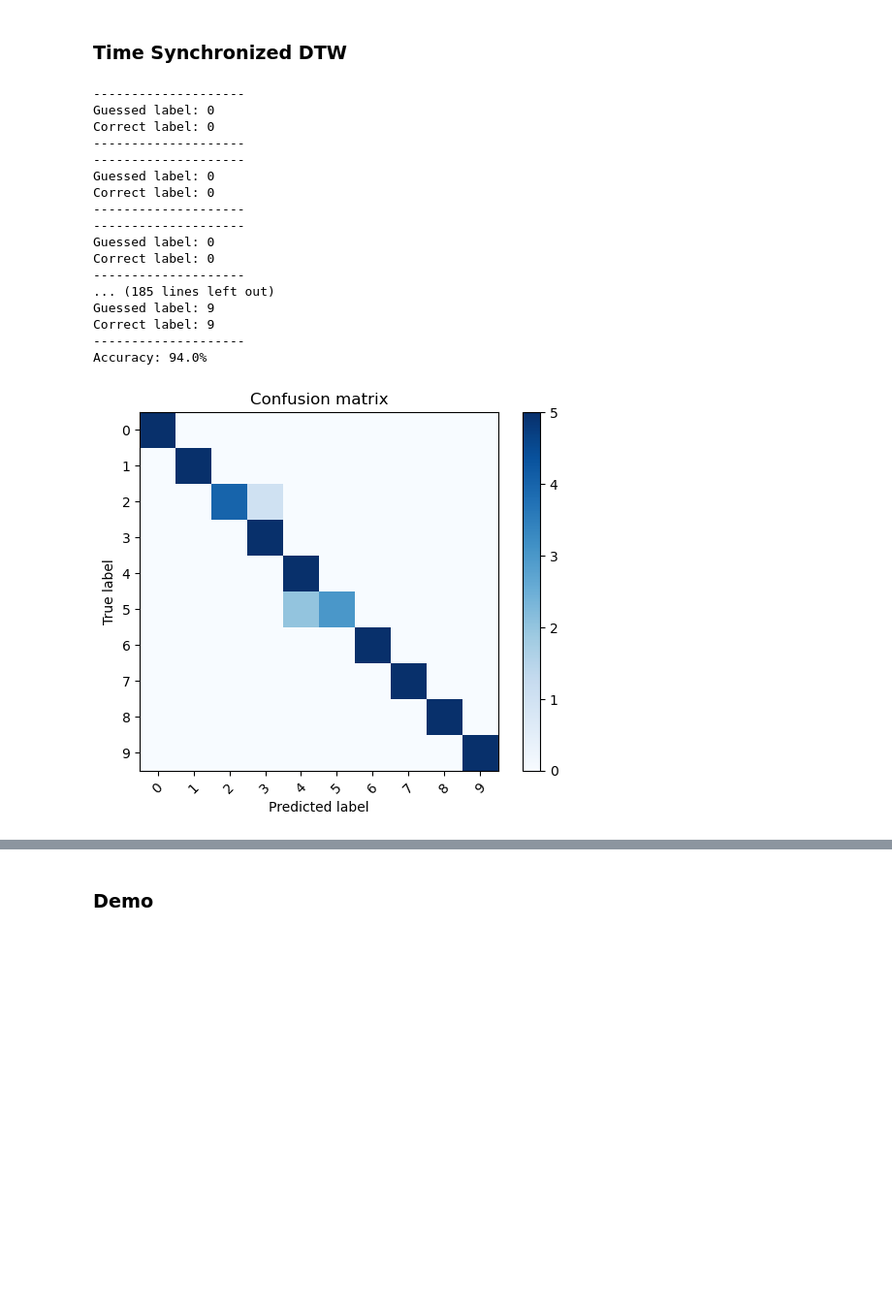
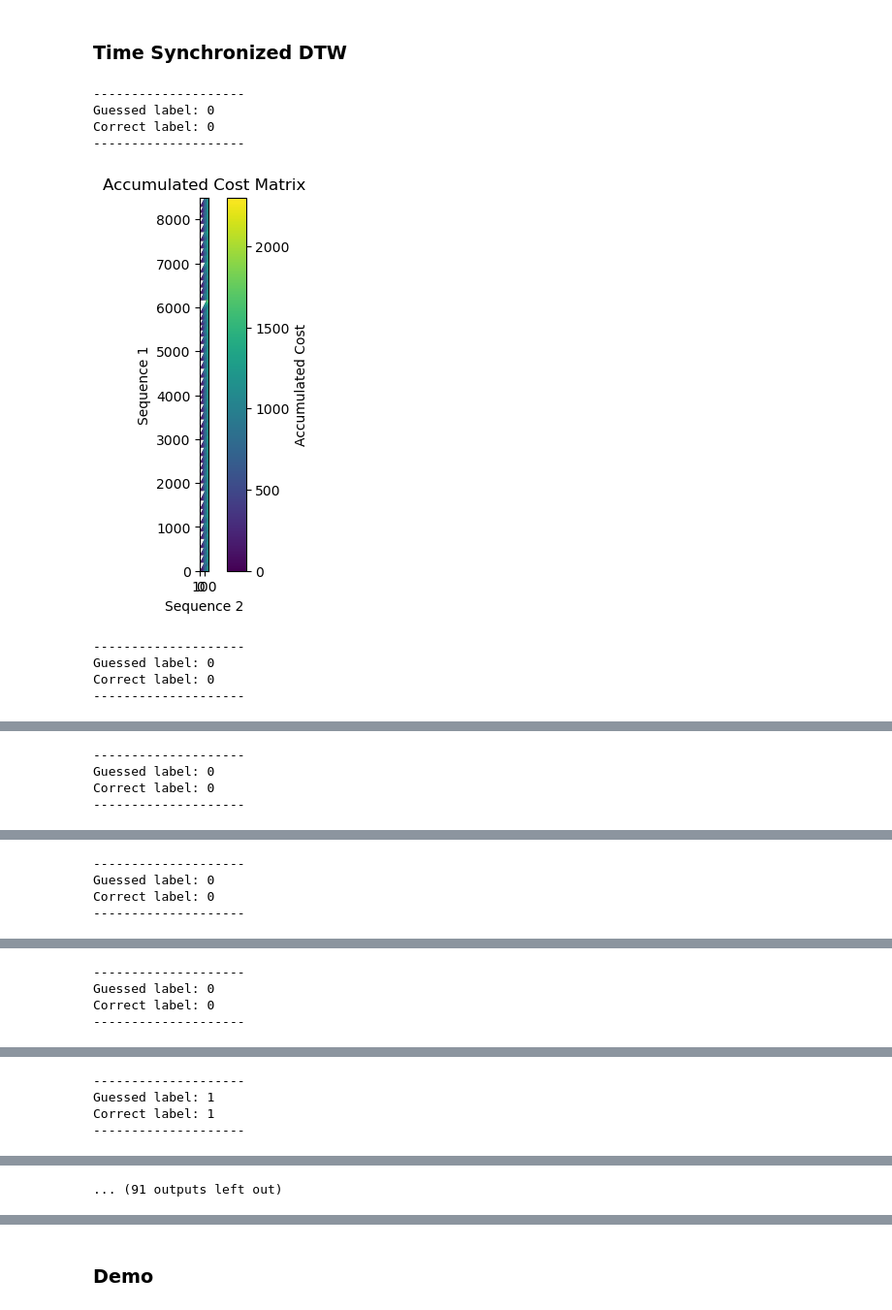
Before and after one commit to loeeeee/CS-304-Speech-Recognition-Code, a Jupyter notebook: src/loe-speech-recognition/project3_interface.ipynb, the cells around one changed output, grey strips where cells are left out. Shown at 97% size. Cells and saved outputs as stored; diff of their text form; code cells hidden in the pictures; blank space fills up the shorter version.

```diff
--- a/src/loe-speech-recognition/project3_interface.ipynb
+++ b/src/loe-speech-recognition/project3_interface.ipynb
@@ -205,6 +205,9 @@ train_data, train_labels = load_digit_data(train_directory)
 test_directory = "../../recordings/voices/digits/test"
 test_data, test_labels = load_digit_data(test_directory)
 # %%
+train_data, train_labels = load_digit_data(train_directory, number_to_load=1)
+test_data, test_labels = load_digit_data(test_directory)
+
 prediction = []
 truth = []
 for test_datum, test_label in zip(test_data, test_labels):
@@ -238,51 +261,43 @@ plot_confusion_matrix(truth, prediction, [str(i) for i in range(10)])
 # %%
 from dynamic_time_wrapping_2 import DynamicTimeWarping
 
-train_data, train_labels = load_digit_data(train_directory, number_to_load=3)
+train_data, train_labels = load_digit_data(train_directory, number_to_load=5)
+test_data, test_labels = load_digit_data(test_directory)
 
 prediction = []
 truth = []
 hit = 0
 
 for test_datum, test_label in zip(test_data, test_labels):
-    dtw_mine = DynamicTimeWarping(train_data, test_datum, pruning=False)
+    dtw_mine = DynamicTimeWarping(train_data, test_datum, pruning=True, pruning_factor=7)
     index, min_distance = dtw_mine.search()
     if train_labels[index] == test_label:
         hit += 1
     print("--------------------")
     print(f"Guessed label: {train_labels[index]}")
     print(f"Correct label: {test_label}")
     print("--------------------")
     prediction.append(train_labels[index])
     truth.append(test_label)
 
-    # plt.figure(figsize=(5, 5))
-    # plt.imshow(dtw_mine._cost_matrix, origin='lower', cmap='viridis')
-    # plt.title('Accumulated Cost Matrix')
-    # plt.xlabel('Sequence 2')
-    # plt.ylabel('Sequence 1')
-    # plt.colorbar(label='Accumulated Cost')
-    # plt.show()
+    plt.figure(figsize=(5, 5))
+    plt.imshow(dtw_mine._cost_matrix, origin='lower', cmap='viridis')
+    plt.title('Accumulated Cost Matrix')
+    plt.xlabel('Sequence 2')
+    plt.ylabel('Sequence 1')
+    plt.colorbar(label='Accumulated Cost')
+    plt.show()
 
 print(f"Accuracy: {hit/len(test_labels) * 100}%")
 
 plot_confusion_matrix(truth, prediction, [str(i) for i in range(10)])
 # %% [output]
 --------------------
 Guessed label: 0
 Correct label: 0
 --------------------
---------------------
-Guessed label: 0
-Correct label: 0
---------------------
---------------------
-Guessed label: 0
-Correct label: 0
---------------------
-... (185 lines left out)
-Guessed label: 9
-Correct label: 9
---------------------
-Accuracy: 94.0%
-[figure, old version]
+[figure, new version]
+--------------------
+Guessed label: 0
+Correct label: 0
+--------------------
@@ -289,0 +305,4 @@ Accuracy: 94.0%
+--------------------
+Guessed label: 0
+Correct label: 0
+--------------------
@@ -289,0 +310,4 @@ Accuracy: 94.0%
+--------------------
+Guessed label: 0
+Correct label: 0
+--------------------
@@ -289,0 +315,4 @@ Accuracy: 94.0%
+--------------------
+Guessed label: 0
+Correct label: 0
+--------------------
@@ -289,0 +320,4 @@ Accuracy: 94.0%
+--------------------
+Guessed label: 1
+Correct label: 1
+--------------------
@@ -289,0 +325 @@ Accuracy: 94.0%
+... (91 outputs left out)
```
Also changed, not shown: parts of 8 cells of this notebook, 2 other files.
